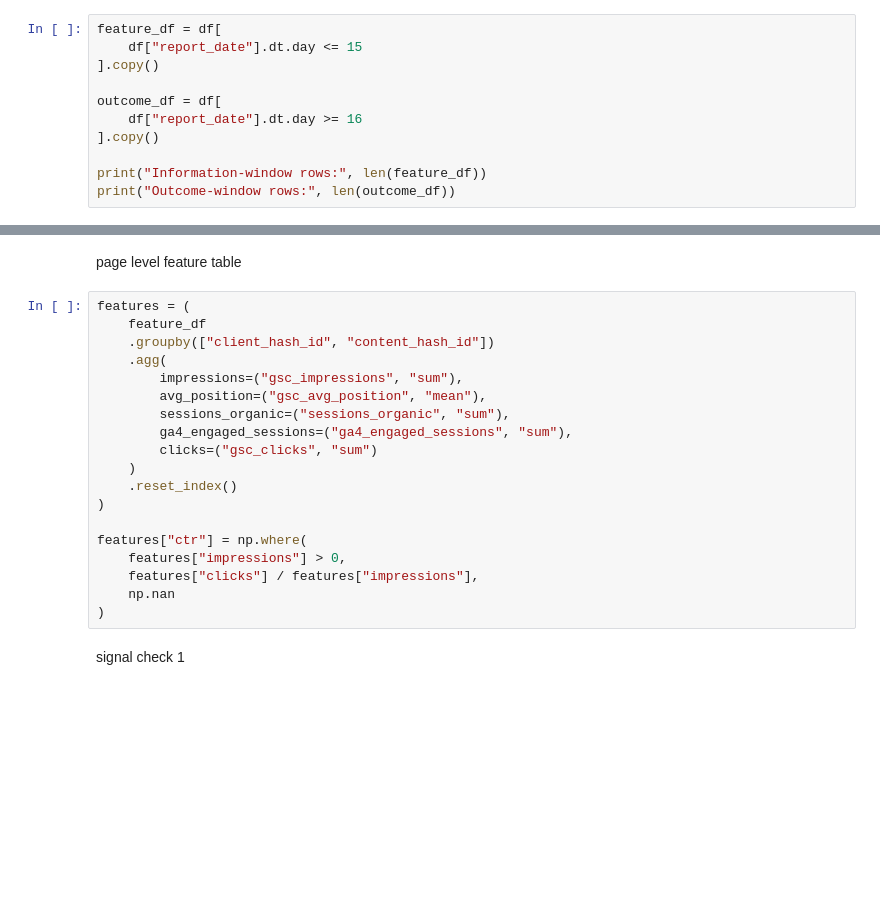
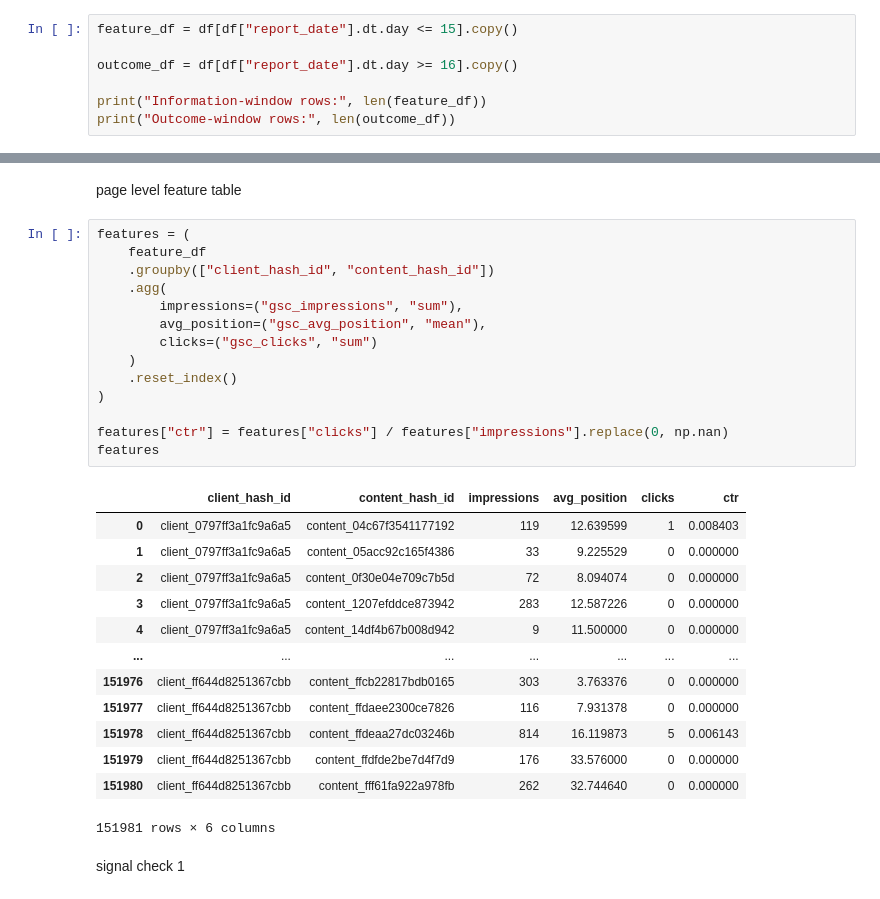
Before and after one commit to Jai-Kulkarni1905/Applied_Search_Intelligence, a Jupyter notebook: work/notebooks/w04_baseline_score.ipynb, the cells around one changed output, grey strips where cells are left out. Drawn from its saved outputs; the diff is of its cells as text; blank space fills up the shorter version.

```diff
--- a/work/notebooks/w04_baseline_score.ipynb
+++ b/work/notebooks/w04_baseline_score.ipynb
@@ -110,13 +110,9 @@ Total rows loaded: 3,611,061
 # %% [markdown]
 2 time windows
 # %%
-feature_df = df[
-    df["report_date"].dt.day <= 15
-].copy()
+feature_df = df[df["report_date"].dt.day <= 15].copy()
 
-outcome_df = df[
-    df["report_date"].dt.day >= 16
-].copy()
+outcome_df = df[df["report_date"].dt.day >= 16].copy()
 
 print("Information-window rows:", len(feature_df))
 print("Outcome-window rows:", len(outcome_df))
@@ -128,21 +124,30 @@ page level feature table
 # %%
 features = (
     feature_df
     .groupby(["client_hash_id", "content_hash_id"])
     .agg(
         impressions=("gsc_impressions", "sum"),
         avg_position=("gsc_avg_position", "mean"),
-        sessions_organic=("sessions_organic", "sum"),
-        ga4_engaged_sessions=("ga4_engaged_sessions", "sum"),
         clicks=("gsc_clicks", "sum")
     )
     .reset_index()
 )
 
-features["ctr"] = np.where(
-    features["impressions"] > 0,
-    features["clicks"] / features["impressions"],
-    np.nan
-)
+features["ctr"] = features["clicks"] / features["impressions"].replace(0, np.nan)
+features
+# %% [output]
+|  | client_hash_id | content_hash_id | impressions | avg_position | clicks | ctr |
+| 0 | client_0797ff3a1fc9a6a5 | content_04c67f3541177192 | 119 | 12.639599 | 1 | 0.008403 |
+| 1 | client_0797ff3a1fc9a6a5 | content_05acc92c165f4386 | 33 | 9.225529 | 0 | 0.000000 |
+| 2 | client_0797ff3a1fc9a6a5 | content_0f30e04e709c7b5d | 72 | 8.094074 | 0 | 0.000000 |
+| 3 | client_0797ff3a1fc9a6a5 | content_1207efddce873942 | 283 | 12.587226 | 0 | 0.000000 |
+| 4 | client_0797ff3a1fc9a6a5 | content_14df4b67b008d942 | 9 | 11.500000 | 0 | 0.000000 |
+| ... | ... | ... | ... | ... | ... | ... |
+| 151976 | client_ff644d8251367cbb | content_ffcb22817bdb0165 | 303 | 3.763376 | 0 | 0.000000 |
+| 151977 | client_ff644d8251367cbb | content_ffdaee2300ce7826 | 116 | 7.931378 | 0 | 0.000000 |
+| 151978 | client_ff644d8251367cbb | content_ffdeaa27dc03246b | 814 | 16.119873 | 5 | 0.006143 |
+| 151979 | client_ff644d8251367cbb | content_ffdfde2be7d4f7d9 | 176 | 33.576000 | 0 | 0.000000 |
+| 151980 | client_ff644d8251367cbb | content_fff61fa922a978fb | 262 | 32.744640 | 0 | 0.000000 |
+151981 rows × 6 columns
 # %% [markdown]
 signal check 1
```
Also changed, not shown: parts of 12 cells of this notebook.
